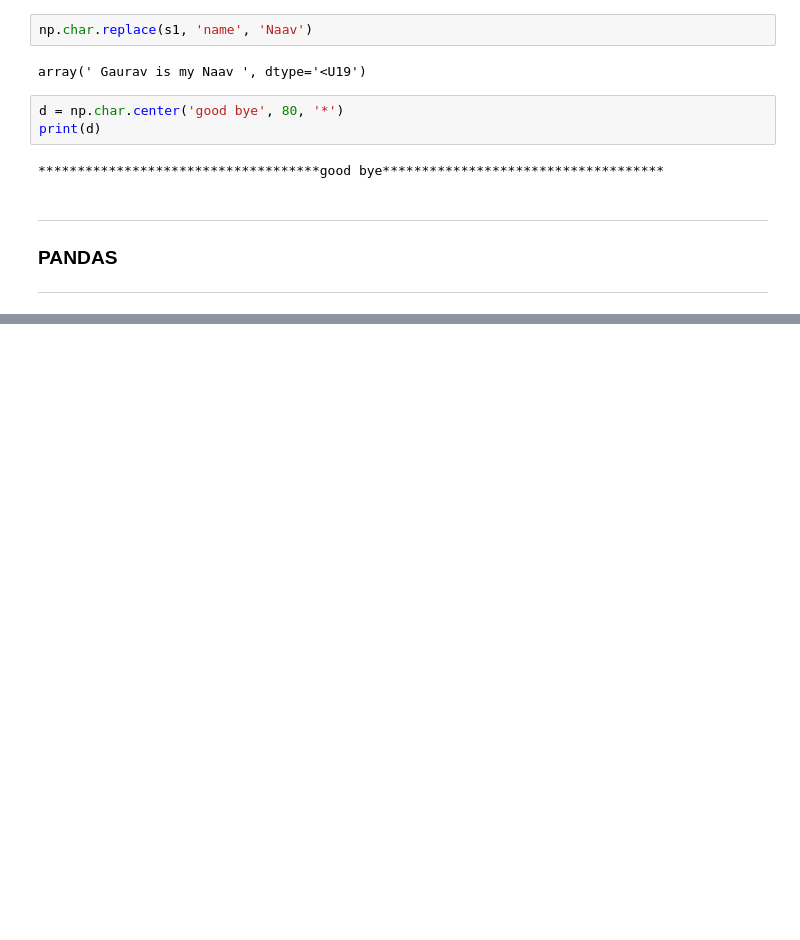
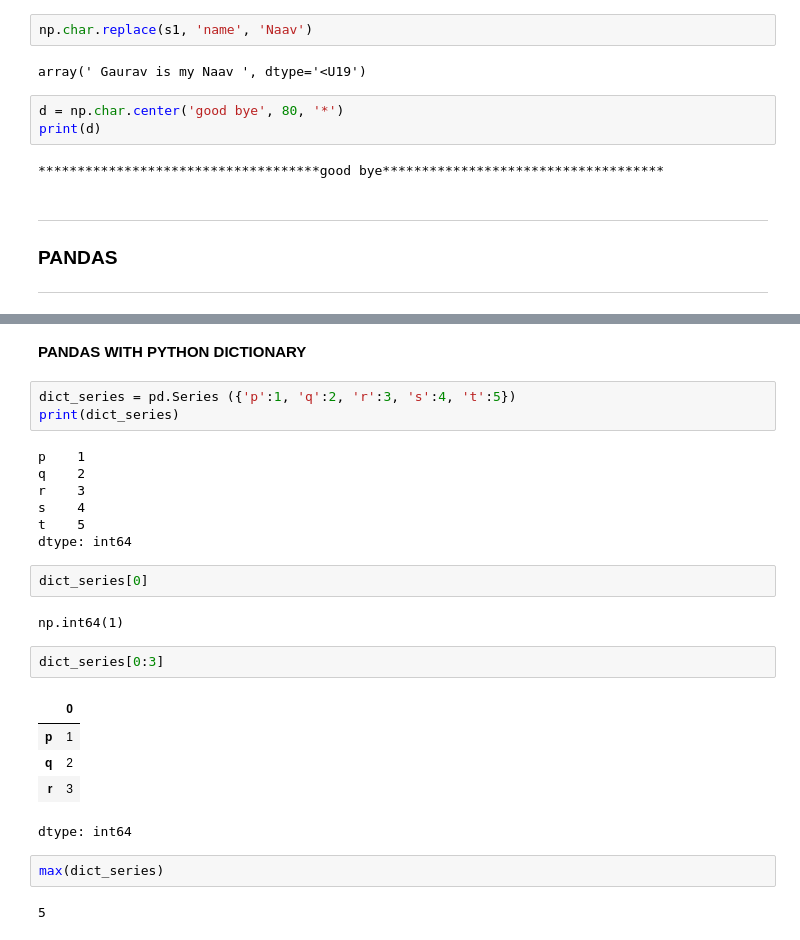
Before and after one commit to Gaurav-29-eng/Anudip, a Jupyter notebook: NUMPY.ipynb, the cells around one changed output, grey strips where cells are left out. Drawn from its saved outputs; the diff is of its cells as text; blank space fills up the shorter version.

```diff
--- a/NUMPY.ipynb
+++ b/NUMPY.ipynb
@@ -1010,0 +1108,28 @@ print(d)
+# %% [markdown]
+**PANDAS WITH PYTHON DICTIONARY**
+# %%
+dict_series = pd.Series ({'p':1, 'q':2, 'r':3, 's':4, 't':5})
+print(dict_series)
+# %% [output]
+p    1
+q    2
+r    3
+s    4
+t    5
+dtype: int64
+# %%
+dict_series[0]
+# %% [output]
+np.int64(1)
+# %%
+dict_series[0:3]
+# %% [output]
+|  | 0 |
+| p | 1 |
+| q | 2 |
+| r | 3 |
+dtype: int64
+# %%
+max(dict_series)
+# %% [output]
+5
```
Also changed, not shown: parts of 38 cells of this notebook.
